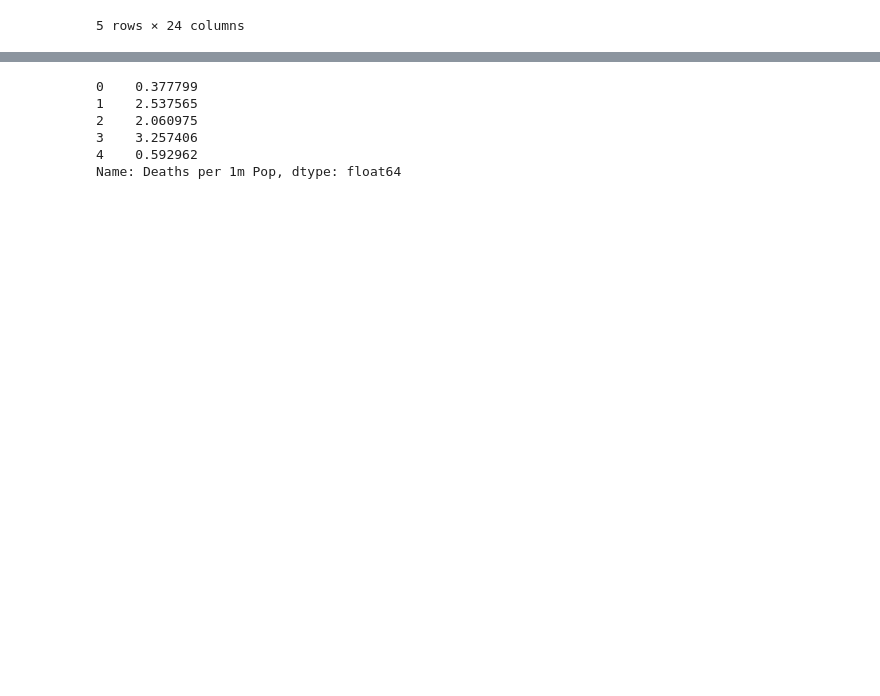
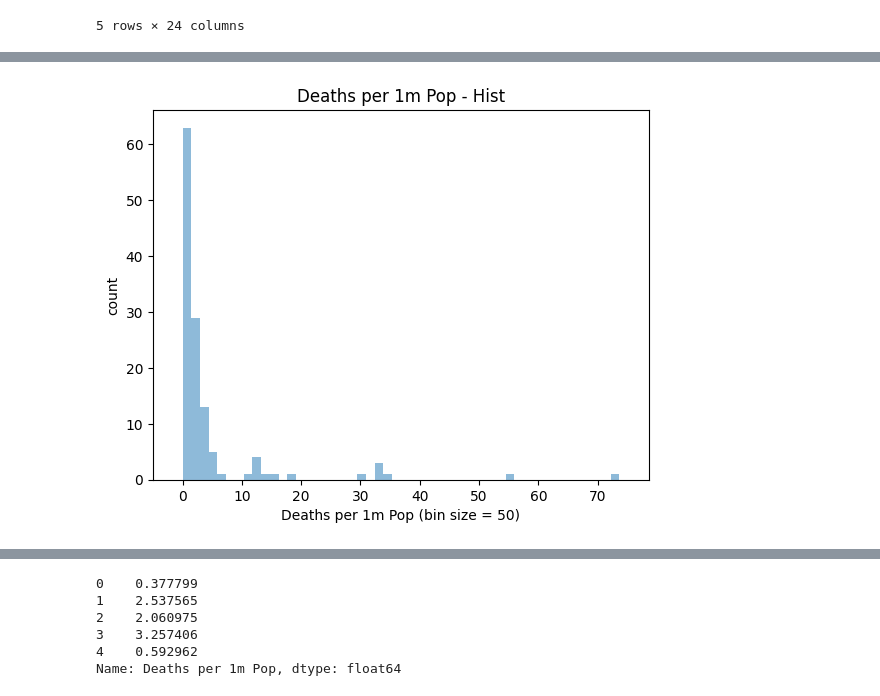
Before and after one commit to LuisFilipeMLoureiro/MachineLearning-CovidAnalysis, a Jupyter notebook: notebook/FinalProject.ipynb, the cells around one changed output, grey strips where cells are left out. Saved outputs shown, nothing was run; the diff lists cells and outputs as text; code cells hidden in the pictures; blank space fills up the shorter version.

```diff
--- a/notebook/FinalProject.ipynb
+++ b/notebook/FinalProject.ipynb
@@ -81,3 +147,13 @@ df.head()
+# %%
+plt.xlim([min(y)-5, max(y)+5])
+plt.hist(y, bins=50, alpha=0.5)
+plt.title("Deaths per 1m Pop - Hist")
+plt.xlabel('Deaths per 1m Pop (bin size = 50)')
+plt.ylabel('count')
+
+plt.show()
+# %% [output]
+[figure, added]
 # %%
 df.shape
 # %% [output]
```
Also changed, not shown: parts of 21 cells of this notebook, 3 other files.
